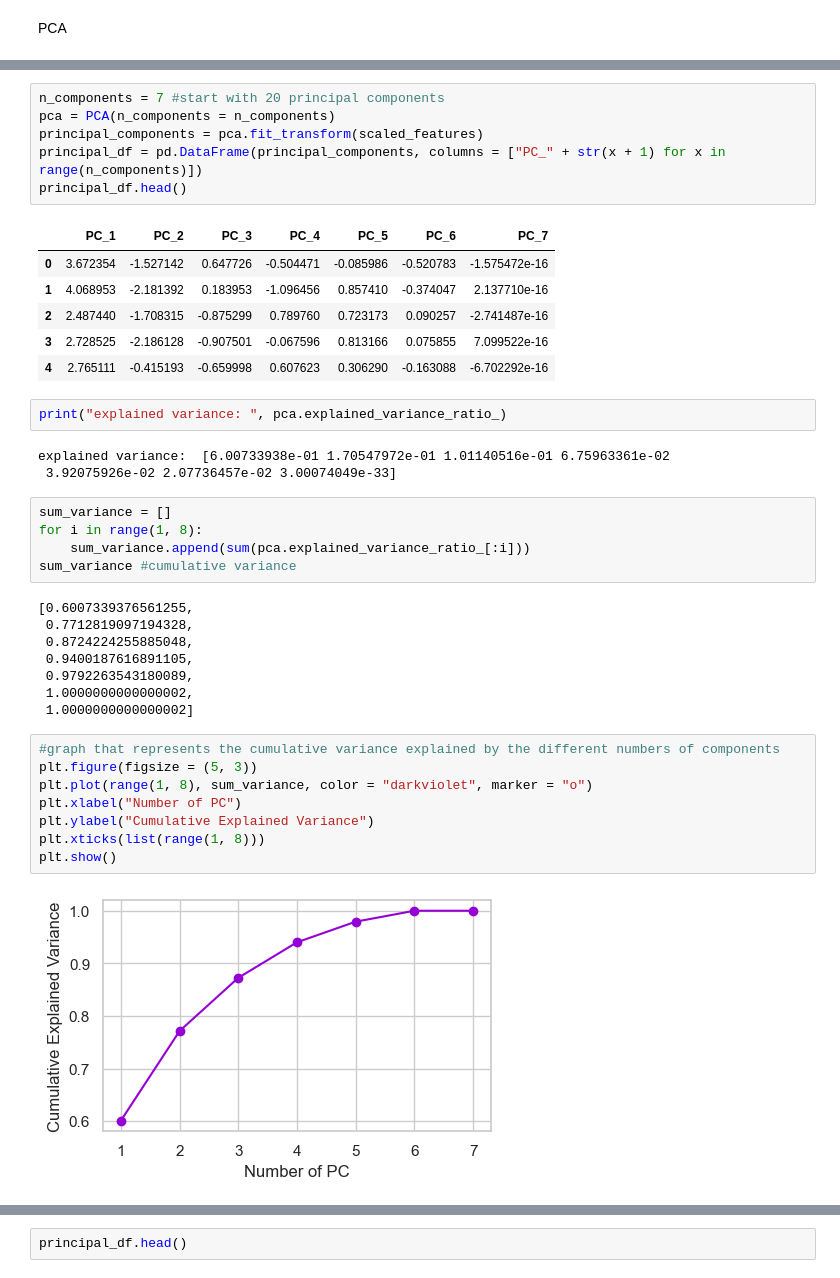
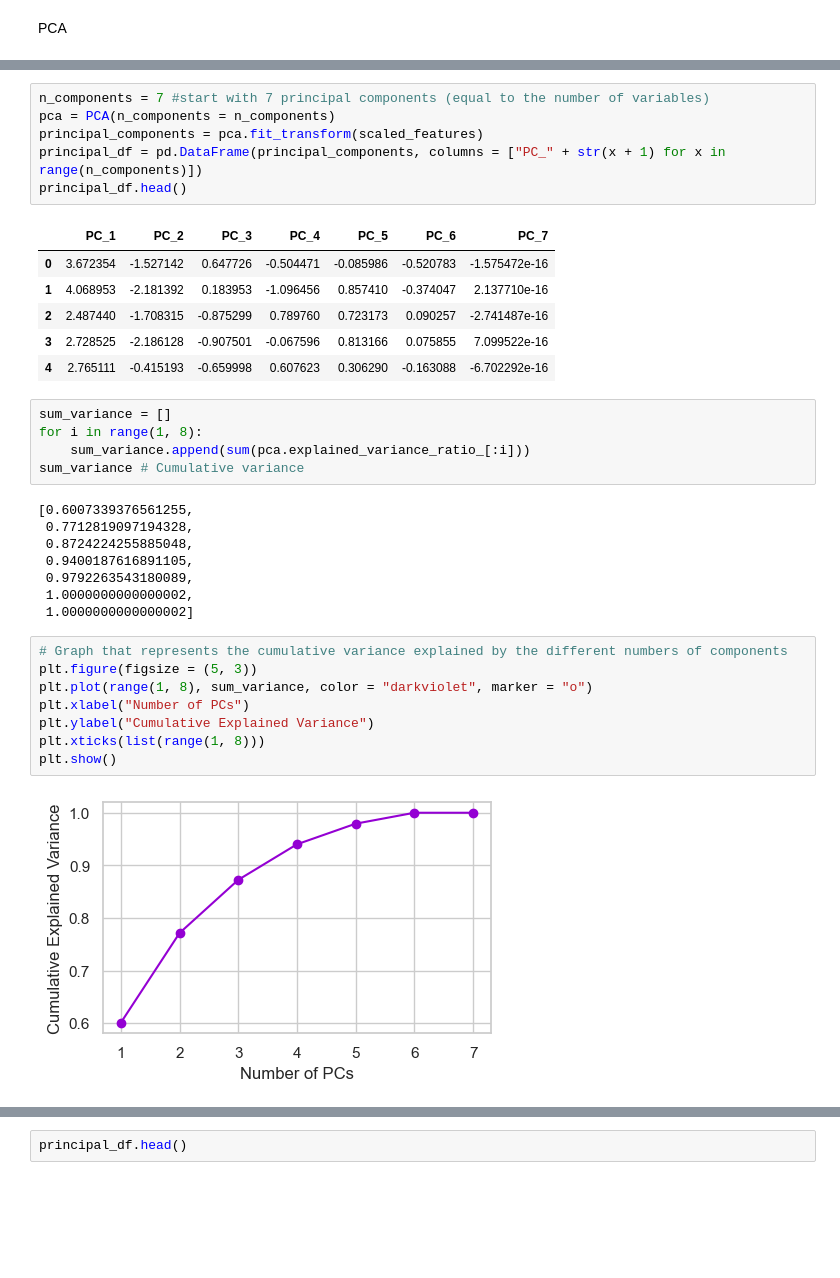
Before and after one commit to alessiasanfelici/Social_Research_Project, a Jupyter notebook: Alchool and Happiness.ipynb, the cells around one changed output, grey strips where cells are left out. Saved outputs shown, nothing was run; the diff lists cells and outputs as text; blank space fills up the shorter version.

```diff
--- a/Alchool and Happiness.ipynb
+++ b/Alchool and Happiness.ipynb
@@ -401,5 +440,5 @@ scaled_features = scaler.fit_transform(features)
 # %%
-n_components = 7 #start with 20 principal components
+n_components = 7 #start with 7 principal components (equal to the number of variables)
 pca = PCA(n_components = n_components)
 principal_components = pca.fit_transform(scaled_features)
 principal_df = pd.DataFrame(principal_components, columns = ["PC_" + str(x + 1) for x in range(n_components)])
@@ -411,16 +450,11 @@ principal_df.head()
 | 2 | 2.487440 | -1.708315 | -0.875299 | 0.789760 | 0.723173 | 0.090257 | -2.741487e-16 |
 | 3 | 2.728525 | -2.186128 | -0.907501 | -0.067596 | 0.813166 | 0.075855 | 7.099522e-16 |
 | 4 | 2.765111 | -0.415193 | -0.659998 | 0.607623 | 0.306290 | -0.163088 | -6.702292e-16 |
-# %%
-print("explained variance: ", pca.explained_variance_ratio_)
-# %% [output]
-explained variance:  [6.00733938e-01 1.70547972e-01 1.01140516e-01 6.75963361e-02
- 3.92075926e-02 2.07736457e-02 3.00074049e-33]
 # %%
 sum_variance = []
 for i in range(1, 8):
     sum_variance.append(sum(pca.explained_variance_ratio_[:i]))
-sum_variance #cumulative variance
+sum_variance # Cumulative variance
 # %% [output]
 [0.6007339376561255,
  0.7712819097194328,
@@ -430,13 +464,13 @@ sum_variance #cumulative variance
  1.0000000000000002,
  1.0000000000000002]
 # %%
-#graph that represents the cumulative variance explained by the different numbers of components
+# Graph that represents the cumulative variance explained by the different numbers of components
 plt.figure(figsize = (5, 3))
 plt.plot(range(1, 8), sum_variance, color = "darkviolet", marker = "o")
-plt.xlabel("Number of PC")
+plt.xlabel("Number of PCs")
 plt.ylabel("Cumulative Explained Variance")
 plt.xticks(list(range(1, 8)))
 plt.show()
 # %% [output]
-[figure, old version]
+[figure, new version]
 # %%
```
Also changed, not shown: parts of 26 cells of this notebook, 1 other file.
